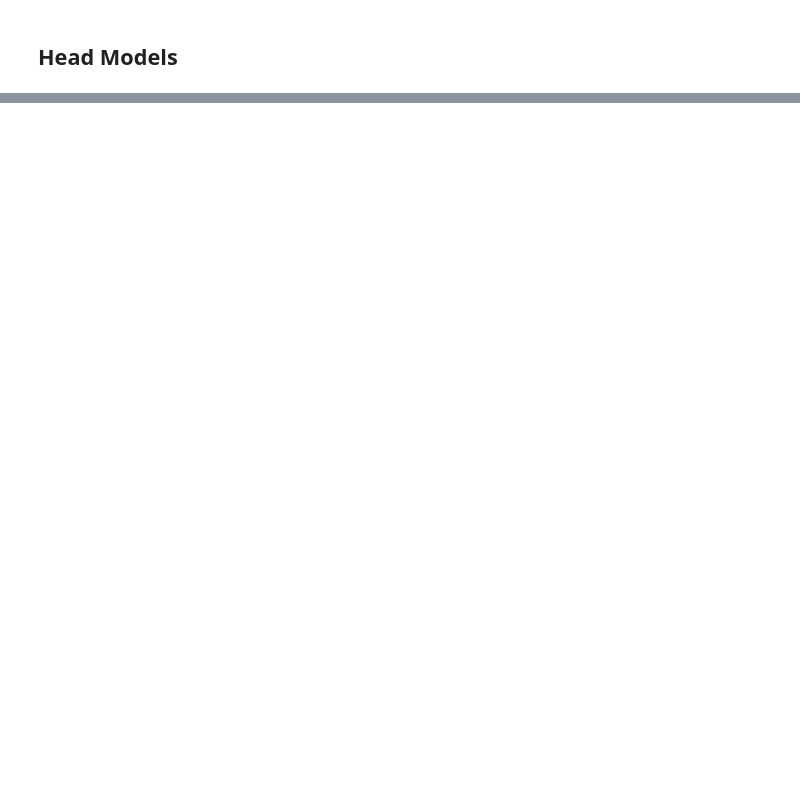
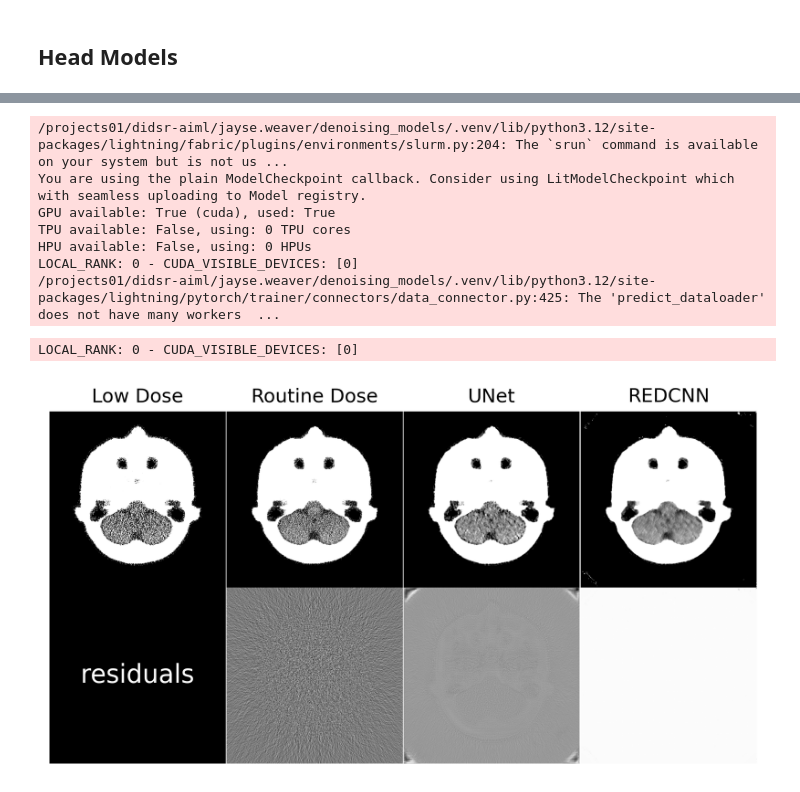
Before and after one commit to brandonjnelsonFDA/pediatric-CT-noise-texture-augmentation, a Jupyter notebook: denoising_example.ipynb, the cells around one changed output, grey strips where cells are left out. Cells and saved outputs as stored; diff of their text form; code cells hidden in the pictures; blank space fills up the shorter version.

```diff
--- a/denoising_example.ipynb
+++ b/denoising_example.ipynb
@@ -66,0 +83,18 @@ from denoising.data import MayoLDGCDataModule # Import the necessary modules
+# %%
+from data import HeadSimCTDataModule
+
+# Define the data module
+data_module = HeadSimCTDataModule(data_dir='/projects01/didsr-aiml/brandon.nelson/pedsilicoICH/head_experiment')
+data_module.setup('predict')
+synth_head_dataloader = data_module.predict_dataloader()
+res = compare_denoising_outputs(models, synth_head_dataloader, wwwl=(80, 40))
+# %% [output]
+/projects01/didsr-aiml/jayse.weaver/denoising_models/.venv/lib/python3.12/site-packages/lightning/fabric/plugins/environments/slurm.py:204: The `srun` command is available on your system but is not us ...
+You are using the plain ModelCheckpoint callback. Consider using LitModelCheckpoint which with seamless uploading to Model registry.
+GPU available: True (cuda), used: True
+TPU available: False, using: 0 TPU cores
+HPU available: False, using: 0 HPUs
+LOCAL_RANK: 0 - CUDA_VISIBLE_DEVICES: [0]
+/projects01/didsr-aiml/jayse.weaver/denoising_models/.venv/lib/python3.12/site-packages/lightning/pytorch/trainer/connectors/data_connector.py:425: The 'predict_dataloader' does not have many workers  ...
+LOCAL_RANK: 0 - CUDA_VISIBLE_DEVICES: [0]
+[figure, added]
```
Also changed, not shown: parts of 6 cells of this notebook, 1 other file.
